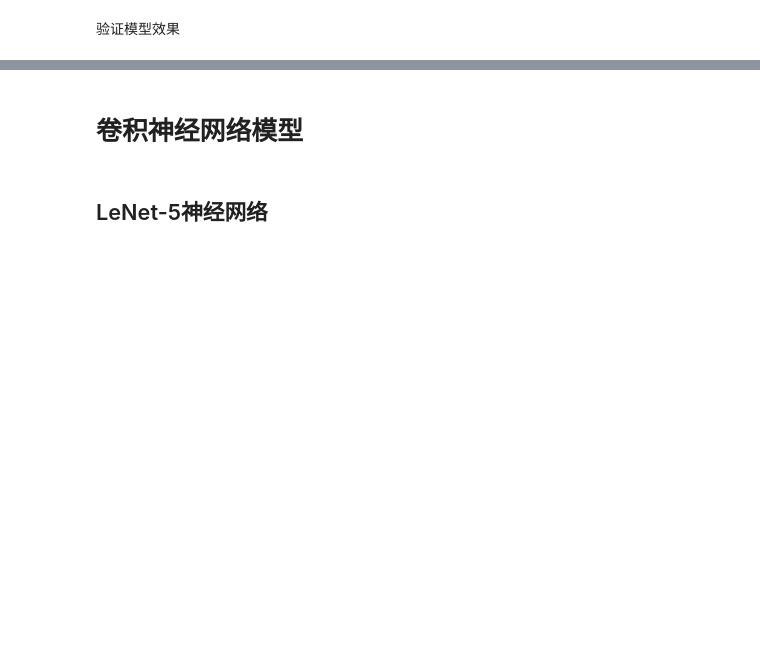
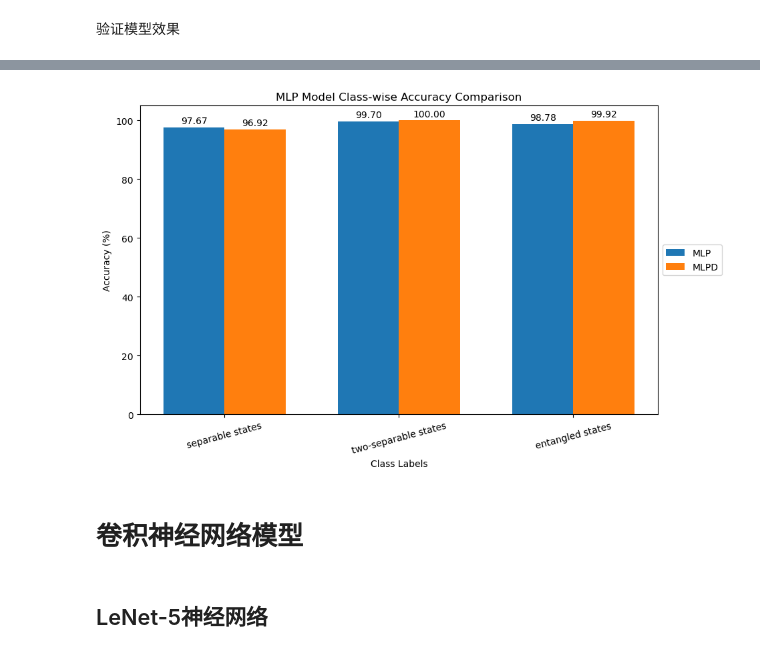
Before and after one commit to ehxu/MCNN-QCC, a Jupyter notebook: MCNN-QCC.ipynb, the cells around one changed output, grey strips where cells are left out. Drawn from its saved outputs; the diff is of its cells as text; code cells hidden in the pictures; blank space fills up the shorter version.

```diff
--- a/MCNN-QCC.ipynb
+++ b/MCNN-QCC.ipynb
@@ -174,7 +203,7 @@ tl.draw_acc(mlp_train_accs, mlp_test_accs)
 # %%
-# 加载模型
-device = torch.device('cuda' if torch.cuda.is_available() else 'cpu')
-model_mlp = MLPModel()
-model_mlp.load_state_dict(torch.load('models/model_mlp.pth', map_location=device))
-model_mlp.to(device)
+# # 加载模型
+# device = torch.device('cuda' if torch.cuda.is_available() else 'cpu')
+# model_mlp = MLPModel()
+# model_mlp.load_state_dict(torch.load('models/model_mlp.pth', map_location=device))
+# model_mlp.to(device)
 # %%
@@ -337,7 +307,7 @@ tl.draw_acc(mlpd_train_accs, mlpd_test_accs)
 # %%
-# 加载模型
-device = torch.device('cuda' if torch.cuda.is_available() else 'cpu')
-model_mlpd = MLPModelWithDropout()
-model_mlpd.load_state_dict(torch.load('models/model_mlpd.pth', map_location=device))
-model_mlpd.to(device)
+# # 加载模型
+# device = torch.device('cuda' if torch.cuda.is_available() else 'cpu')
+# model_mlpd = MLPModelWithDropout()
+# model_mlpd.load_state_dict(torch.load('models/model_mlpd.pth', map_location=device))
+# model_mlpd.to(device)
 # %%
@@ -391,3 +449,38 @@ tl.draw_prf1(precision_mlpd, recall_mlpd, f1_mlpd, label_dic)
+# %%
+# 分类预测
+x = np.arange(len(label_dic))
+width = 0.35
+label_dic = {0: 'separable states', 1: 'two-separable states', 2: 'entangled states'}
+fig, ax = plt.subplots(figsize=(10, 6))
+bars_1 = ax.bar(x - width/2, class_accuracy_mlp, width, label='MLP')
+bars_2 = ax.bar(x + width/2, class_accuracy_mlpd, width, label='MLPD')
+
+# 添加标签、标题
+ax.set_xlabel('Class Labels')
+ax.set_ylabel('Accuracy (%)')
+ax.set_title('MLP Model Class-wise Accuracy Comparison')
+ax.set_xticks(x)
+ax.set_xticklabels(label_dic.values(), rotation=15)
+
+
+# 添加数值标签
+def autolabel(bars):
+    for bar in bars:
+        height = bar.get_height()
+        ax.annotate('%.2f' % height,
+                    xy=(bar.get_x() + bar.get_width() / 2, height),
+                    xytext=(0, 2),
+                    textcoords="offset points",
+                    ha='center', va='bottom')
+
+
+autolabel(bars_1)
+autolabel(bars_2)
+# 移动图例到右边
+ax.legend(loc='center left', bbox_to_anchor=(1, 0.5))
+plt.show()
+# %% [output]
+[figure, added]
 # %% [markdown]
 # 卷积神经网络模型
 # %% [markdown]
```
Also changed, not shown: parts of 49 cells of this notebook, 1 other file.
